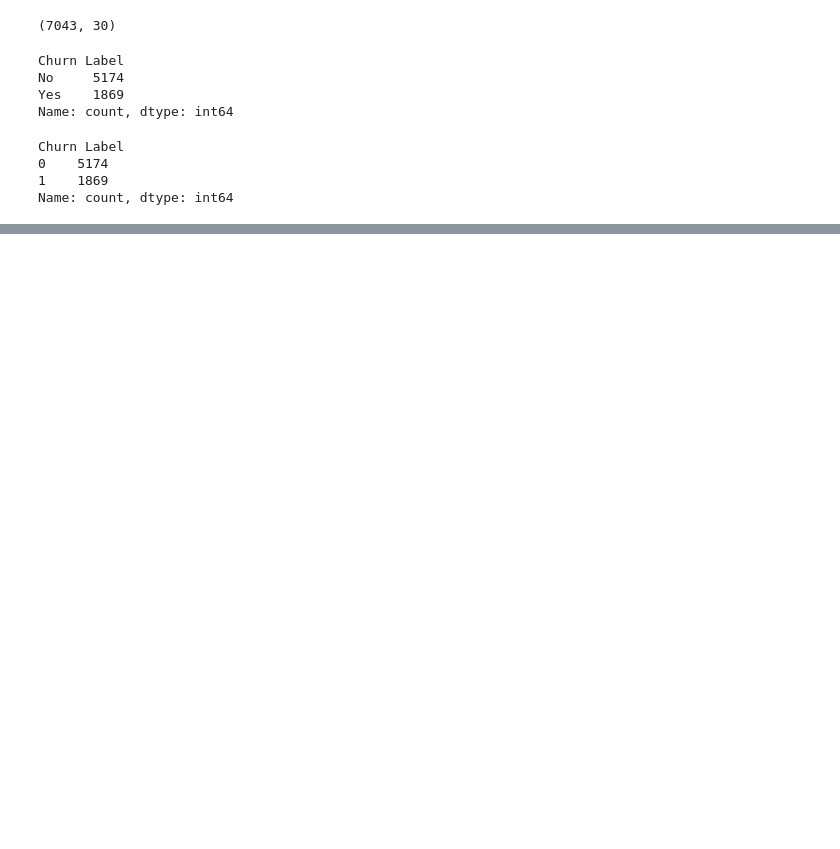
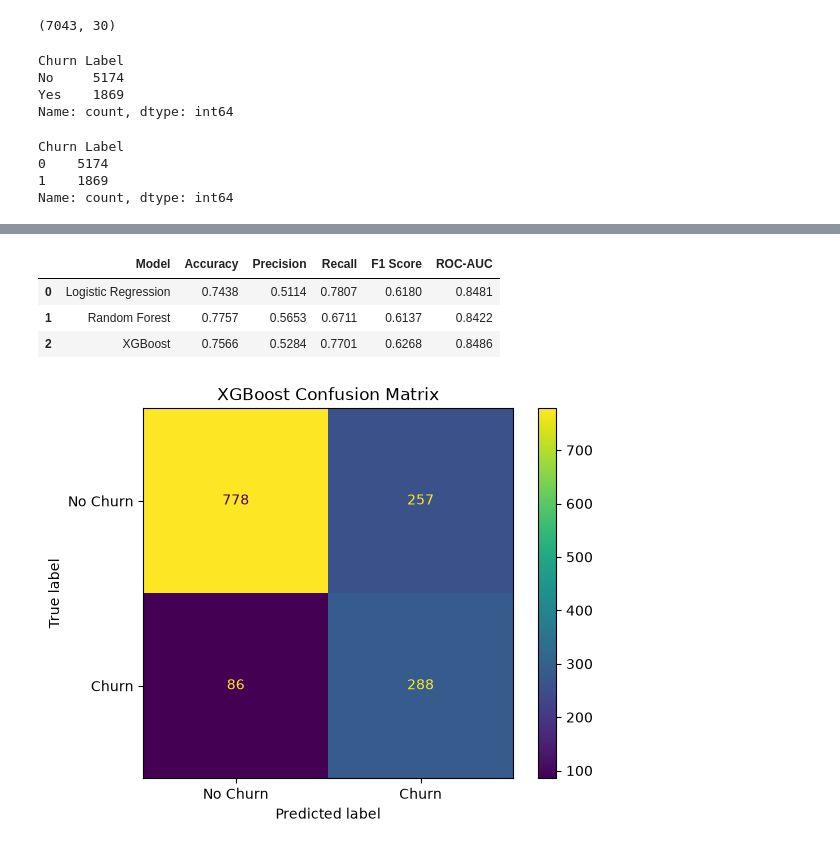
Before and after one commit to NadaFouad461/Telco-Customer-Intelligence, a Jupyter notebook: notebooks/classification.ipynb, the cells around one changed output, grey strips where cells are left out. Cells and saved outputs as stored; diff of their text form; code cells hidden in the pictures; blank space fills up the shorter version.

```diff
--- a/notebooks/classification.ipynb
+++ b/notebooks/classification.ipynb
@@ -214,0 +232,2 @@ weighted avg       0.78      0.79      0.78      1409
+# %%
+rf_model.fit(X_train, y_train)
@@ -214,0 +290,4 @@ weighted avg       0.78      0.79      0.78      1409
+# %%
+scale_pos_weight = negative / positive
+
+print("scale_pos_weight:", scale_pos_weight)
@@ -214,0 +296,25 @@ weighted avg       0.78      0.79      0.78      1409
+# %%
+xg_model = Pipeline(
+    steps=[
+        ("preprocessor", preprocessor),
+        (
+            "classifier",
+            XGBClassifier(
+                n_estimators=300,
+                learning_rate=0.05,
+                max_depth=4,
+                subsample=0.8,
+                colsample_bytree=0.8,
+                scale_pos_weight=scale_pos_weight,
+                random_state=42,
+                eval_metric="logloss",
+                n_jobs=-1
+            )
+        )
+    ]
+)
+# %%
+xg_model.fit(X_train, y_train)
+
+y_pred = xg_model.predict(X_test)
+y_prob = xg_model.predict_proba(X_test)[:, 1]
@@ -214,0 +360,19 @@ weighted avg       0.78      0.79      0.78      1409
+# %%
+models = {
+    "Logistic Regression": logistic_model,
+    "Random Forest": rf_model,
+    "XGBoost": xg_model
+}
+
+
+results_list = []
+for name, model in models.items():
+    results_list.append(evaluate_model(name, model, X_test, y_test))
+
+comparison_df = pd.DataFrame(results_list)
+comparison_df.round(4)
+# %% [output]
+|  | Model | Accuracy | Precision | Recall | F1 Score | ROC-AUC |
+| 0 | Logistic Regression | 0.7438 | 0.5114 | 0.7807 | 0.6180 | 0.8481 |
+| 1 | Random Forest | 0.7757 | 0.5653 | 0.6711 | 0.6137 | 0.8422 |
+| 2 | XGBoost | 0.7566 | 0.5284 | 0.7701 | 0.6268 | 0.8486 |
@@ -214,0 +382,13 @@ weighted avg       0.78      0.79      0.78      1409
+# %%
+cm = confusion_matrix(y_test, y_pred)
+
+disp = ConfusionMatrixDisplay(
+    confusion_matrix=cm,
+    display_labels=["No Churn", "Churn"]
+)
+
+disp.plot()
+plt.title("XGBoost Confusion Matrix")
+plt.show()
+# %% [output]
+[figure, added]
```
Also changed, not shown: parts of 27 cells of this notebook, 6 other files.
